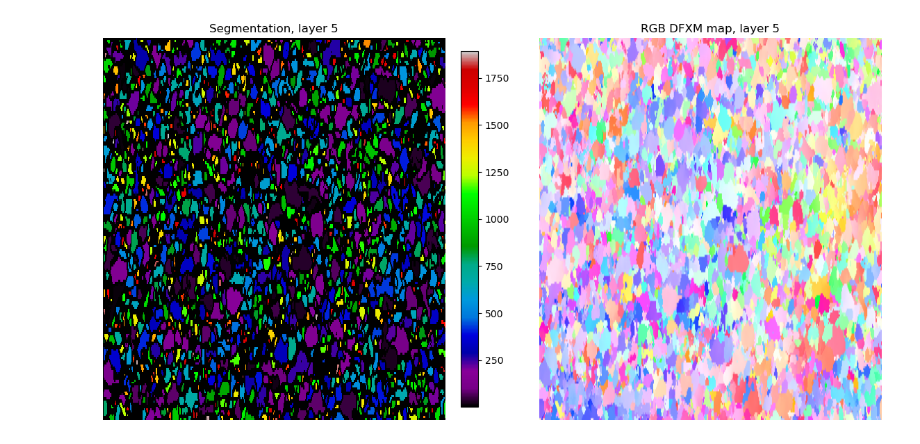
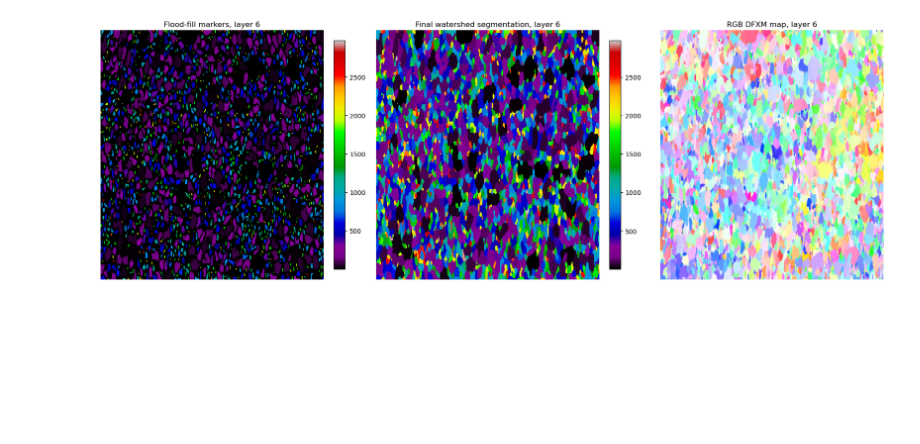
Before and after one commit to adcret/disell, a Jupyter notebook: scripts/disell.ipynb, the cells around one changed output. Cells and saved outputs as stored; diff of their text form; code cells hidden in the pictures; blank space fills up the shorter version.

```diff
--- a/scripts/disell.ipynb
+++ b/scripts/disell.ipynb
@@ -93,12 +104,12 @@ for c in range(seg_input.shape[-1]):
 
 seg_input[~np.isfinite(seg_input)] = 0
 # %%
-footprint = np.zeros((3, 3, 3), dtype=bool)
+footprint = np.ones((3, 3, 3), dtype=bool)
 
-# in-plane neighbours
 footprint[1, :, :] = True
 
-# direct layer-to-layer neighbours
-footprint[0, 1, 1] = True
-footprint[2, 1, 1] = True
+footprint[0, :, 1] = True
+footprint[0, 1, :] = True
+footprint[2, 1, :] = True
+footprint[2, :, 1] = True
 # %%
@@ -134,37 +235,51 @@ Segmented percentage: 39.6%
 # %%
 import matplotlib as mpl
-z = labels.shape[0] // 2
+import matplotlib.pyplot as plt
+
+z = final_labels.shape[0] // 2
 
 # Choose zoom region in (y, x)
 y0, y1 = 0, -1
 x0, x1 = 0, -1
 
-labels_crop = labels[z, y0:y1, x0:x1]
+markers_crop = markers[z, y0:y1, x0:x1]
+final_crop = final_labels[z, y0:y1, x0:x1]
 rgb_crop = rgb_volume[z, y0:y1, x0:x1]
 
 # Copy colormap and set label 0 to black
 cmap = mpl.colormaps["nipy_spectral"].copy()
 cmap.set_under("black")
 
-fig, axes = plt.subplots(1, 2, figsize=(12, 6))
+fig, axes = plt.subplots(1, 3, figsize=(18, 6))
 
 im0 = axes[0].imshow(
-    labels_crop,
+    markers_crop,
     cmap=cmap,
     interpolation="nearest",
     aspect=2.8,
     vmin=0.5,   # values below this, i.e. label 0, use set_under colour
 )
-axes[0].set_title(f"Segmentation, layer {z}")
+axes[0].set_title(f"Flood-fill markers, layer {z}")
 axes[0].axis("off")
 
-axes[1].imshow(rgb_crop, aspect=2.8)
-axes[1].set_title(f"RGB DFXM map, layer {z}")
+im1 = axes[1].imshow(
+    final_crop,
+    cmap=cmap,
+    interpolation="nearest",
+    aspect=2.8,
+    vmin=0.5,
+)
+axes[1].set_title(f"Final watershed segmentation, layer {z}")
 axes[1].axis("off")
 
+axes[2].imshow(rgb_crop, aspect=2.8)
+axes[2].set_title(f"RGB DFXM map, layer {z}")
+axes[2].axis("off")
+
 fig.colorbar(im0, ax=axes[0], fraction=0.046, pad=0.04)
+fig.colorbar(im1, ax=axes[1], fraction=0.046, pad=0.04)
 
 plt.tight_layout()
 plt.show()
 # %% [output]
-[figure, old version]
+[figure, new version]
```
Also changed, not shown: parts of 28 cells of this notebook, 6 other files.
